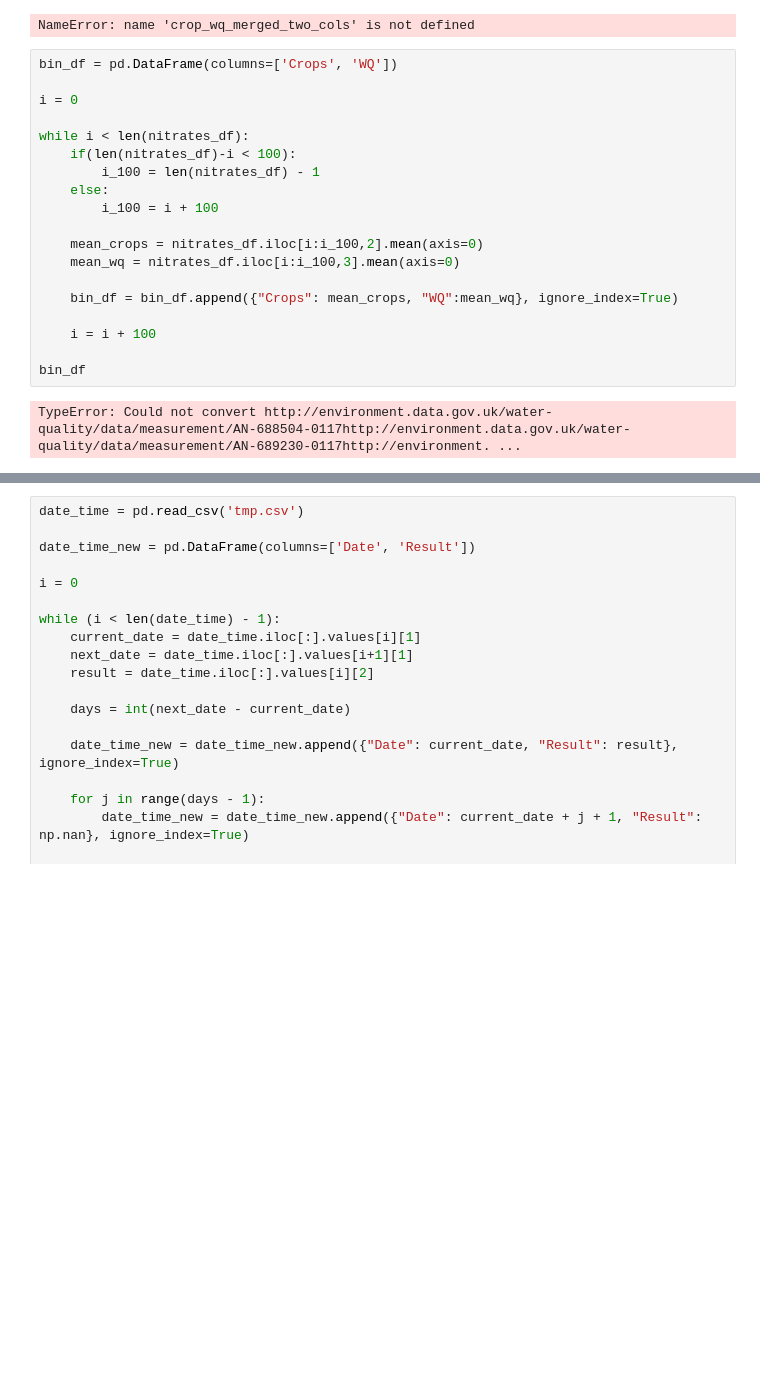
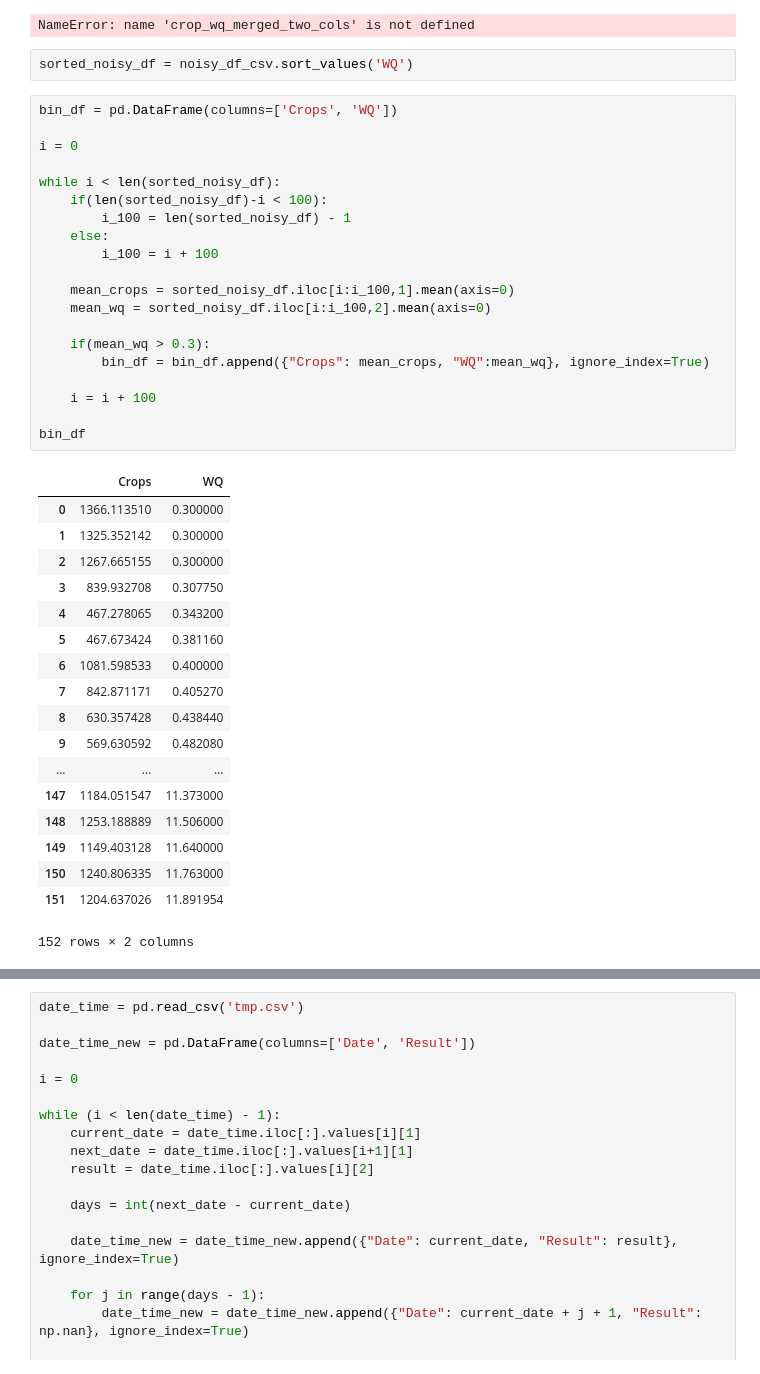
Before and after one commit to gizat/ads-ea, a Jupyter notebook: Data Pre-Processing/linear_regression_crop_water_quality.ipynb, the cells around one changed output, grey strips where cells are left out. Saved outputs shown, nothing was run; the diff lists cells and outputs as text; blank space fills up the shorter version.

```diff
--- a/Data Pre-Processing/linear_regression_crop_water_quality.ipynb
+++ b/Data Pre-Processing/linear_regression_crop_water_quality.ipynb
@@ -183,25 +183,45 @@ ggplot(noisy_df_csv, aes(x='Crops', y='WQ')) +\
 # crop_wq_merged_two_cols = crop_wq_merged_two_cols.rename(index=str, columns={"A99G1": "cropfield_score", 0: "wq_score"})
 # %% [output]
 NameError: name 'crop_wq_merged_two_cols' is not defined
+# %%
+sorted_noisy_df = noisy_df_csv.sort_values('WQ')
 # %%
 bin_df = pd.DataFrame(columns=['Crops', 'WQ'])
 
 i = 0
 
-while i < len(nitrates_df):
-    if(len(nitrates_df)-i < 100):
-        i_100 = len(nitrates_df) - 1
+while i < len(sorted_noisy_df):
+    if(len(sorted_noisy_df)-i < 100):
+        i_100 = len(sorted_noisy_df) - 1
     else:
         i_100 = i + 100
 
-    mean_crops = nitrates_df.iloc[i:i_100,2].mean(axis=0)
-    mean_wq = nitrates_df.iloc[i:i_100,3].mean(axis=0)
+    mean_crops = sorted_noisy_df.iloc[i:i_100,1].mean(axis=0)
+    mean_wq = sorted_noisy_df.iloc[i:i_100,2].mean(axis=0)
 
-    bin_df = bin_df.append({"Crops": mean_crops, "WQ":mean_wq}, ignore_index=True)
+    if(mean_wq > 0.3):
+        bin_df = bin_df.append({"Crops": mean_crops, "WQ":mean_wq}, ignore_index=True)
 
     i = i + 100
 
 bin_df
 # %% [output]
+|  | Crops | WQ |
+| 0 | 1366.113510 | 0.300000 |
+| 1 | 1325.352142 | 0.300000 |
+| 2 | 1267.665155 | 0.300000 |
+| 3 | 839.932708 | 0.307750 |
+| 4 | 467.278065 | 0.343200 |
+| 5 | 467.673424 | 0.381160 |
+| 6 | 1081.598533 | 0.400000 |
+| 7 | 842.871171 | 0.405270 |
+| 8 | 630.357428 | 0.438440 |
+| 9 | 569.630592 | 0.482080 |
+| ... | ... | ... |
+| 147 | 1184.051547 | 11.373000 |
+| 148 | 1253.188889 | 11.506000 |
+| 149 | 1149.403128 | 11.640000 |
+| 150 | 1240.806335 | 11.763000 |
+| 151 | 1204.637026 | 11.891954 |
-TypeError: Could not convert http://environment.data.gov.uk/water-quality/data/measurement/AN-688504-0117http://environment.data.gov.uk/water-quality/data/measurement/AN-689230-0117http://environment. ...
+152 rows × 2 columns
 # %%
```
Also changed, not shown: parts of 7 cells of this notebook, 1 other file.
